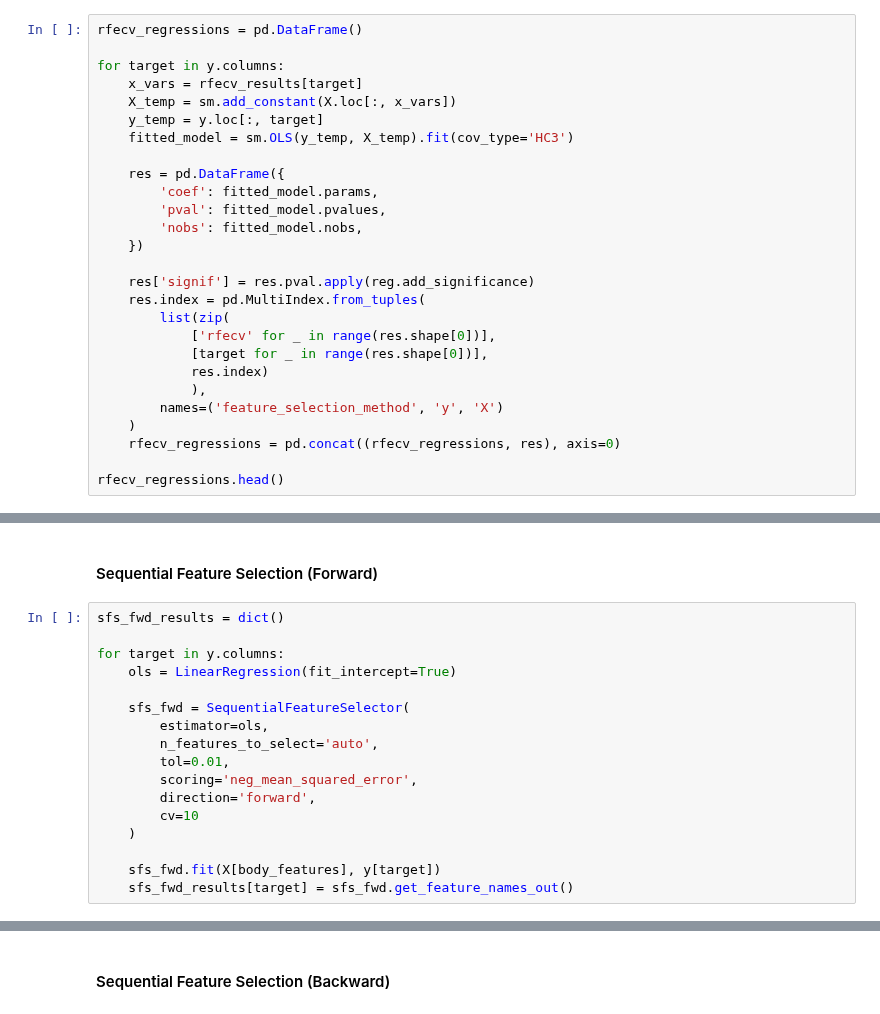
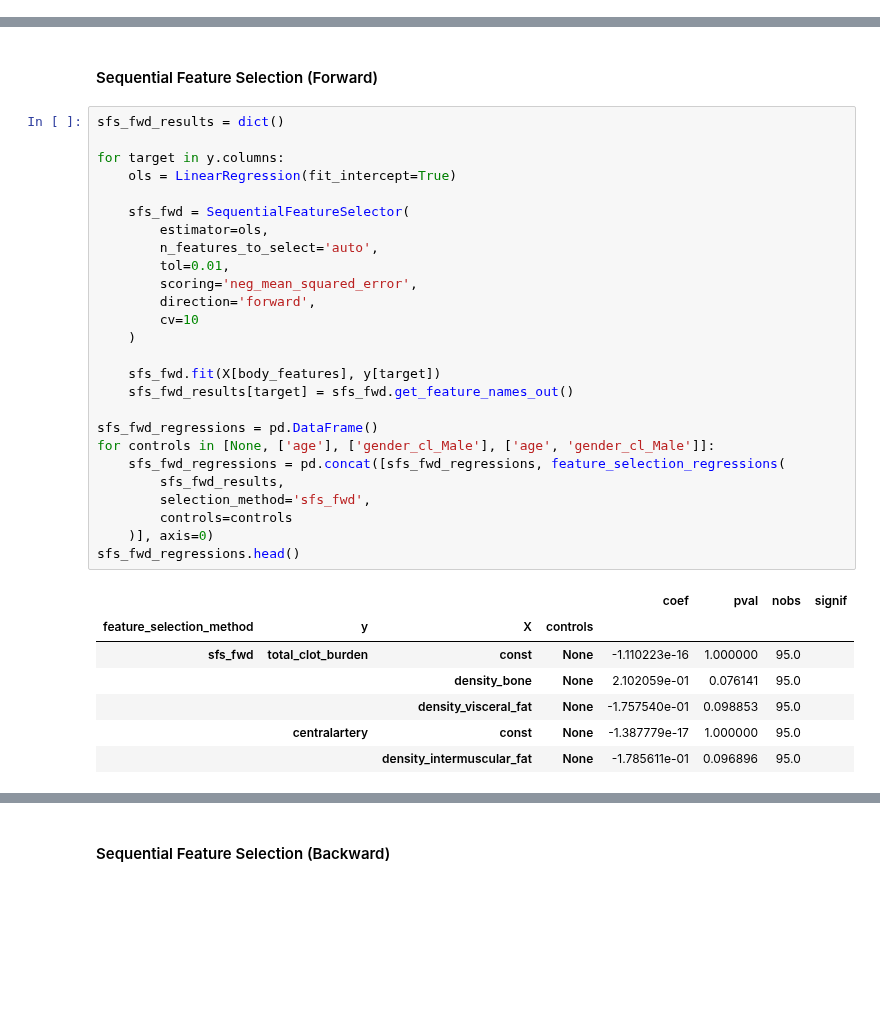
Before and after one commit to qaust/iCPET, a Jupyter notebook: src/ols.ipynb, the cells around one changed output, grey strips where cells are left out. Saved outputs shown, nothing was run; the diff lists cells and outputs as text; blank space fills up the shorter version.

```diff
--- a/src/ols.ipynb
+++ b/src/ols.ipynb
@@ -295,27 +344,0 @@ for target in y.columns:
-# %%
-rfecv_regressions = pd.DataFrame()
-
-for target in y.columns:
-	x_vars = rfecv_results[target]
-	X_temp = sm.add_constant(X.loc[:, x_vars])
-	y_temp = y.loc[:, target]
-	fitted_model = sm.OLS(y_temp, X_temp).fit(cov_type='HC3')
-
-	res = pd.DataFrame({
-		'coef': fitted_model.params,
-		'pval': fitted_model.pvalues,
-		'nobs': fitted_model.nobs,
-	})
-
-	res['signif'] = res.pval.apply(reg.add_significance)
-	res.index = pd.MultiIndex.from_tuples(
-		list(zip(
-            ['rfecv' for _ in range(res.shape[0])],
-            [target for _ in range(res.shape[0])],
-            res.index)
-            ),
-		names=('feature_selection_method', 'y', 'X')
-	)
-	rfecv_regressions = pd.concat((rfecv_regressions, res), axis=0)
-
-rfecv_regressions.head()
@@ -332,17 +347,34 @@ rfecv_regressions.head()
 # %%
 sfs_fwd_results = dict()
 
 for target in y.columns:
 	ols = LinearRegression(fit_intercept=True)
 
 	sfs_fwd = SequentialFeatureSelector(
 		estimator=ols,
 		n_features_to_select='auto',
 		tol=0.01,
 		scoring='neg_mean_squared_error',
 		direction='forward',
 		cv=10
 	)
 
 	sfs_fwd.fit(X[body_features], y[target])
 	sfs_fwd_results[target] = sfs_fwd.get_feature_names_out()
+
+sfs_fwd_regressions = pd.DataFrame()
+for controls in [None, ['age'], ['gender_cl_Male'], ['age', 'gender_cl_Male']]:
+    sfs_fwd_regressions = pd.concat([sfs_fwd_regressions, feature_selection_regressions(
+        sfs_fwd_results,
+        selection_method='sfs_fwd',
+        controls=controls
+    )], axis=0)
+sfs_fwd_regressions.head()
+# %% [output]
+|  |  |  |  | coef | pval | nobs | signif |
+| feature_selection_method | y | X | controls |  |  |  |  |
+| sfs_fwd | total_clot_burden | const | None | -1.110223e-16 | 1.000000 | 95.0 |  |
+|  |  | density_bone | None | 2.102059e-01 | 0.076141 | 95.0 |  |
+|  |  | density_visceral_fat | None | -1.757540e-01 | 0.098853 | 95.0 |  |
+|  | centralartery | const | None | -1.387779e-17 | 1.000000 | 95.0 |  |
+|  |  | density_intermuscular_fat | None | -1.785611e-01 | 0.096896 | 95.0 |  |
```
Also changed, not shown: parts of 33 cells of this notebook, 5 other files.
